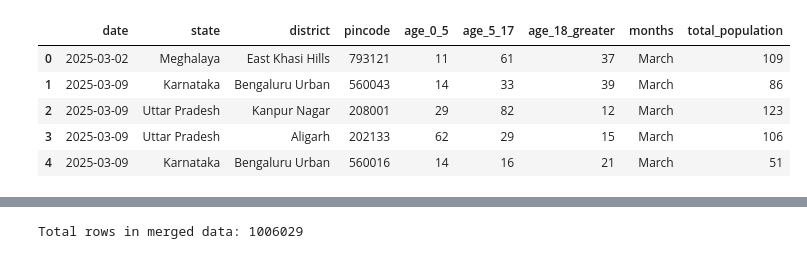
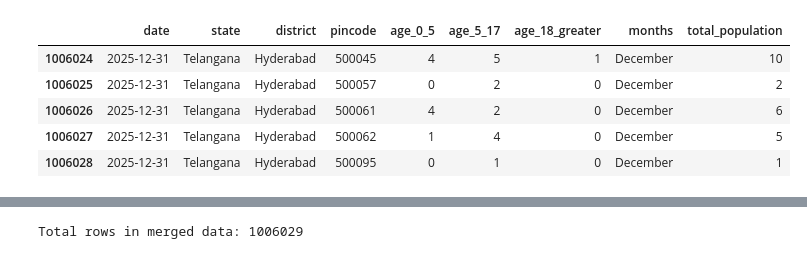
Before and after one commit to sachinrawat6264384464/data-analysis-hackathon-uidai-Aadhar-card, a Jupyter notebook: nn.ipynb, the cells around one changed output, grey strips where cells are left out. Saved outputs shown, nothing was run; the diff lists cells and outputs as text; code cells hidden in the pictures.

```diff
--- a/nn.ipynb
+++ b/nn.ipynb
@@ -60,12 +69,13 @@ dtype: int64
 # %%
-df_enrolment.head()
+
+df_enrolment.tail()
 # %% [output]
 |  | date | state | district | pincode | age_0_5 | age_5_17 | age_18_greater | months | total_population |
-| 0 | 2025-03-02 | Meghalaya | East Khasi Hills | 793121 | 11 | 61 | 37 | March | 109 |
-| 1 | 2025-03-09 | Karnataka | Bengaluru Urban | 560043 | 14 | 33 | 39 | March | 86 |
-| 2 | 2025-03-09 | Uttar Pradesh | Kanpur Nagar | 208001 | 29 | 82 | 12 | March | 123 |
-| 3 | 2025-03-09 | Uttar Pradesh | Aligarh | 202133 | 62 | 29 | 15 | March | 106 |
-| 4 | 2025-03-09 | Karnataka | Bengaluru Urban | 560016 | 14 | 16 | 21 | March | 51 |
+| 1006024 | 2025-12-31 | Telangana | Hyderabad | 500045 | 4 | 5 | 1 | December | 10 |
+| 1006025 | 2025-12-31 | Telangana | Hyderabad | 500057 | 0 | 2 | 0 | December | 2 |
+| 1006026 | 2025-12-31 | Telangana | Hyderabad | 500061 | 4 | 2 | 0 | December | 6 |
+| 1006027 | 2025-12-31 | Telangana | Hyderabad | 500062 | 1 | 4 | 0 | December | 5 |
+| 1006028 | 2025-12-31 | Telangana | Hyderabad | 500095 | 0 | 1 | 0 | December | 1 |
 # %%
 df_enrolment.isnull().sum()
 # %% [output]
```
Also changed, not shown: parts of 7 cells of this notebook, 2 other files.
